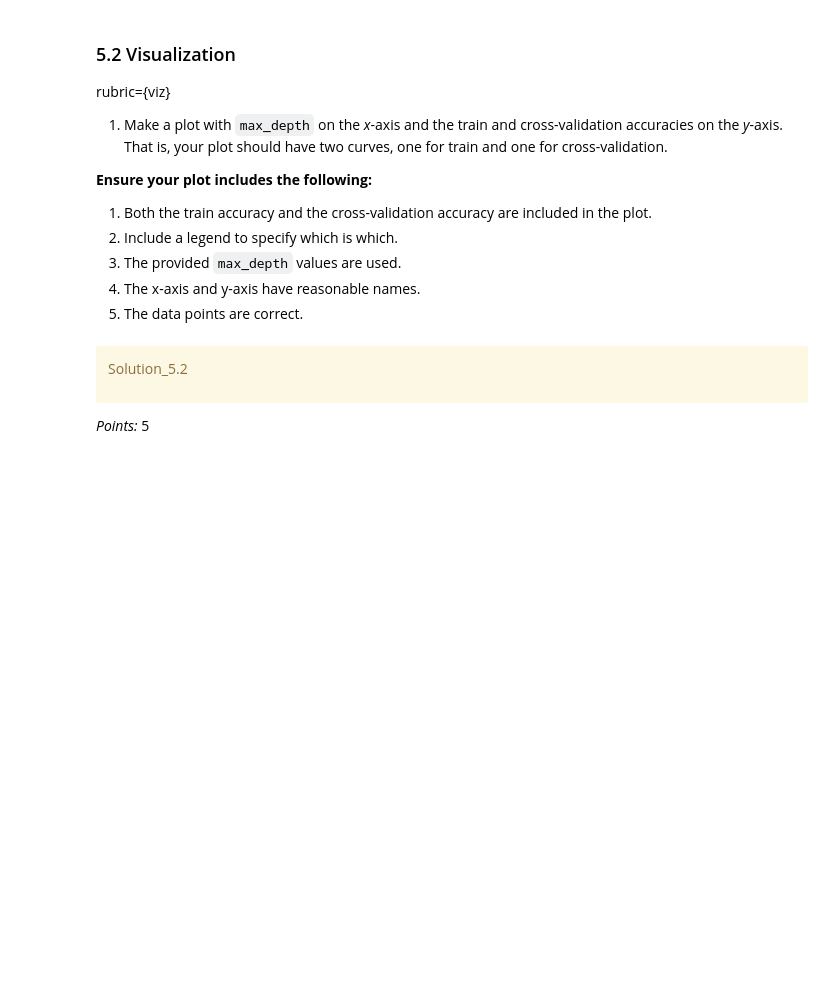
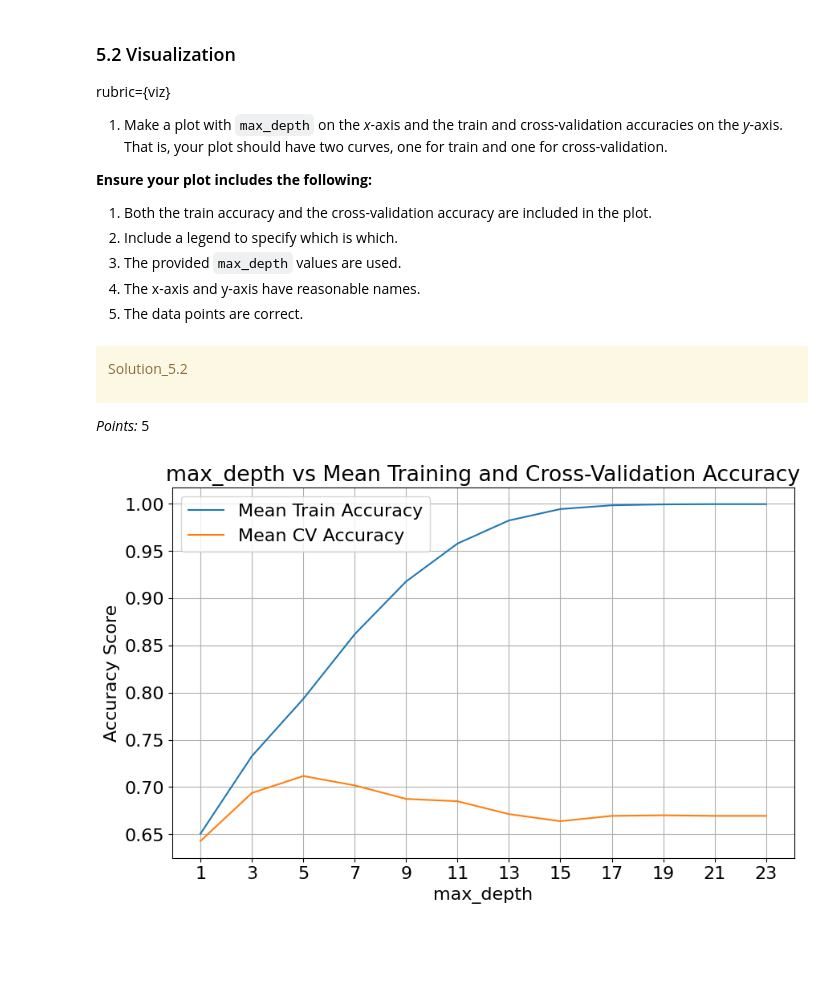
Before and after one commit to hhan414/CPSC-330-HW-2, a Jupyter notebook: hw2.ipynb, the cells around one changed output. Drawn from its saved outputs; the diff is of its cells as text; code cells hidden in the pictures; blank space fills up the shorter version.

```diff
--- a/hw2.ipynb
+++ b/hw2.ipynb
@@ -743,2 +733,7 @@ y_test = None
+# %%
+X_train = train_df.drop(columns=['target', 'song_title', 'artist'])
+y_train = train_df['target']
+X_test = test_df.drop(columns=['target', 'song_title', 'artist'])
+y_test = test_df['target']
 # %%
 grader.check("q4.1")
@@ -874,2 +919,16 @@ results_df = None
+# %%
+results_dictionary = {
+    'mean_train_acc': [],
+    'mean_cv_acc':[]
+}
+
+for depth in depths:
+    local_spotify_tree = DecisionTreeClassifier(max_depth=depth, random_state=123)
+    scores = cross_validate(local_spotify_tree, X_train, y_train, cv=10, return_train_score=True)
+    results_dictionary['mean_train_acc'].append(scores['train_score'].mean())
+    results_dictionary['mean_cv_acc'].append(scores['test_score'].mean())
+
+results_df = pd.DataFrame(results_dictionary, index=depths)
+results_df.index.name = 'max_depth'
 # %%
 results_df
@@ -907,3 +983,16 @@ _Points:_ 5
+# %%
+results_df.plot(figsize=(10, 6))
+
+plt.title("max_depth vs Mean Training and Cross-Validation Accuracy")
+plt.xlabel("max_depth")
+plt.ylabel("Accuracy Score")
+plt.xticks(depths)
+plt.grid(True)
+plt.legend(["Mean Train Accuracy", "Mean CV Accuracy"])
+
+plt.show()
+# %% [output]
+[figure, added]
 # %% [markdown]
 <!-- END QUESTION -->
 
```
Also changed, not shown: parts of 34 cells of this notebook.
